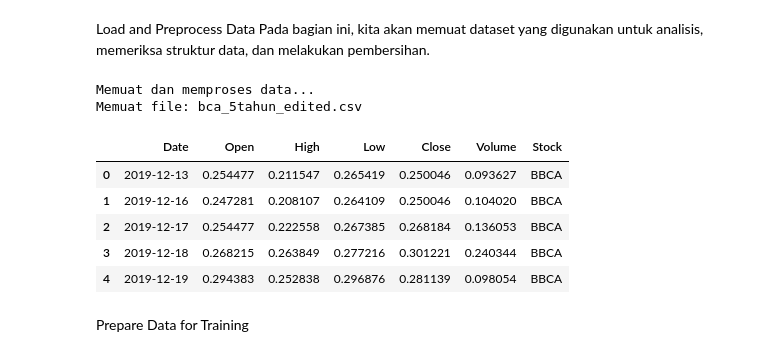
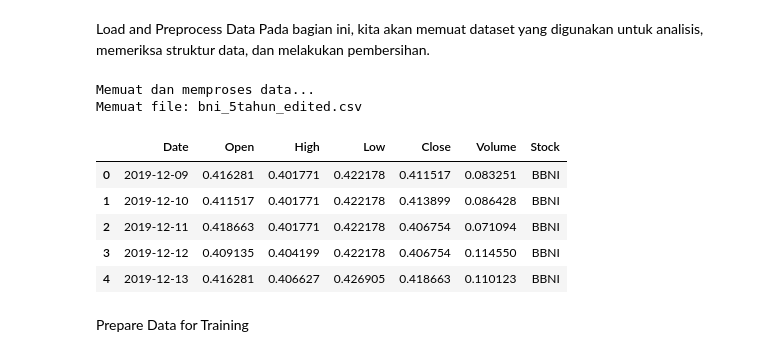
Before and after one commit to rizkyyilman/PrediksiSaham_GRU, a Jupyter notebook: app.ipynb, the cells around one changed output. Cells and saved outputs as stored; diff of their text form; code cells hidden in the pictures.

```diff
--- a/app.ipynb
+++ b/app.ipynb
@@ -33,7 +33,7 @@ Pada bagian ini, kita akan memuat dataset yang digunakan untuk analisis, memerik
 def load_and_process_data():
     print("Memuat dan memproses data...")
     files = {
-        "BBCA": "bca_5tahun_edited.csv"  # We are only using BBCA for the case study
+        "BBNI": "bni_5tahun_edited.csv"  # We are only using BBNI~ for the case study
     }
     df_list = []
     scalers = {}
@@ -53,39 +53,39 @@ def load_and_process_data():
         # Scaling the 'Close' column
         close_data = df[['Close']].astype(float)
         scaler_close = MinMaxScaler()
         scaler_close.fit(close_data)
         scalers_close[stock] = scaler_close
 
         # Scaling the numeric columns
         scaler = MinMaxScaler()
         df[['Open', 'High', 'Low', 'Close', 'Volume']] = scaler.fit_transform(df[['Open', 'High', 'Low', 'Close', 'Volume']])
         scalers[stock] = scaler
 
         df_list.append(df)
 
     if not df_list:
         raise ValueError("Tidak ada data yang berhasil dimuat.")
 
     # Combining all stock data
     df_combined = pd.concat(df_list, axis=0).sort_values(by=["Date", "Stock"])
     df_combined.ffill(inplace=True)  # Forward fill to handle missing values
     df_combined.drop_duplicates(subset=["Date", "Stock"], keep="last", inplace=True)
 
     numeric_cols = ['Open', 'High', 'Low', 'Close', 'Volume']
     return df_combined, numeric_cols, scalers, df_list, scalers_close
 
 # Load and process BBCA data
 df_combined, numeric_cols, scalers, df_list, scalers_close = load_and_process_data()
 df_combined.head()
 # %% [output]
 Memuat dan memproses data...
-Memuat file: bca_5tahun_edited.csv
+Memuat file: bni_5tahun_edited.csv
 |  | Date | Open | High | Low | Close | Volume | Stock |
-| 0 | 2019-12-13 | 0.254477 | 0.211547 | 0.265419 | 0.250046 | 0.093627 | BBCA |
-| 1 | 2019-12-16 | 0.247281 | 0.208107 | 0.264109 | 0.250046 | 0.104020 | BBCA |
-| 2 | 2019-12-17 | 0.254477 | 0.222558 | 0.267385 | 0.268184 | 0.136053 | BBCA |
-| 3 | 2019-12-18 | 0.268215 | 0.263849 | 0.277216 | 0.301221 | 0.240344 | BBCA |
-| 4 | 2019-12-19 | 0.294383 | 0.252838 | 0.296876 | 0.281139 | 0.098054 | BBCA |
+| 0 | 2019-12-09 | 0.416281 | 0.401771 | 0.422178 | 0.411517 | 0.083251 | BBNI |
+| 1 | 2019-12-10 | 0.411517 | 0.401771 | 0.422178 | 0.413899 | 0.086428 | BBNI |
+| 2 | 2019-12-11 | 0.418663 | 0.401771 | 0.422178 | 0.406754 | 0.071094 | BBNI |
+| 3 | 2019-12-12 | 0.409135 | 0.404199 | 0.422178 | 0.406754 | 0.114550 | BBNI |
+| 4 | 2019-12-13 | 0.416281 | 0.406627 | 0.426905 | 0.418663 | 0.110123 | BBNI |
 # %% [markdown]
 Prepare Data for Training
 # %%
```
Also changed, not shown: parts of 5 cells of this notebook, 24 other files.
